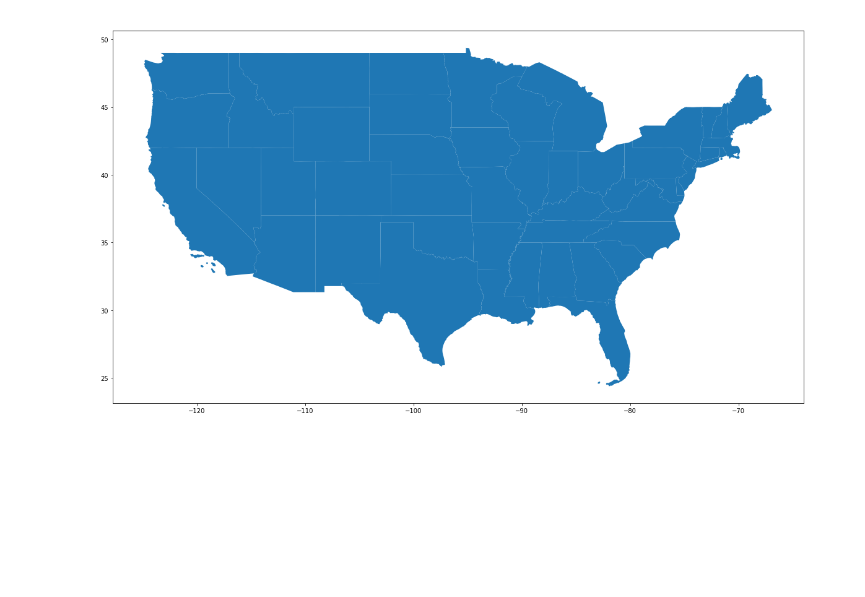
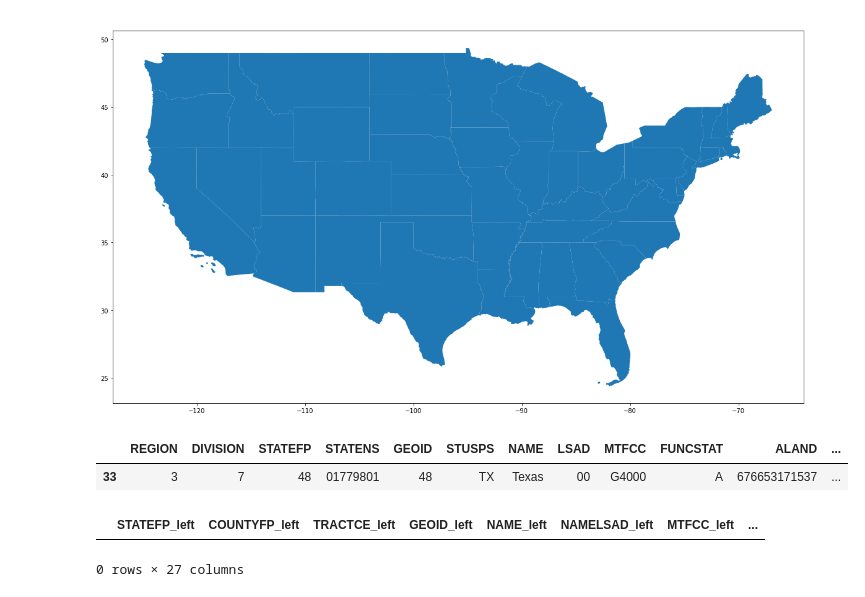
Before and after one commit to Vinnie-Palazeti/Census, a Jupyter notebook: examples/Notebooks/working_.ipynb, the cells around one changed output. Saved outputs shown, nothing was run; the diff lists cells and outputs as text; code cells hidden in the pictures; blank space fills up the shorter version.

```diff
--- a/examples/Notebooks/working_.ipynb
+++ b/examples/Notebooks/working_.ipynb
@@ -31,9 +34,47 @@ Done
 # %%
-dbf, prj, shp, shx = [filename for filename in filenames]
-state = gpd.read_file(local_path + shp)
+state = gpd.read_file('/Users/vinniepalazeti/Desktop/github/GPS/examples/Notebooks/tmp/tl_2018_us_state.shp')
 state= state[~state['STUSPS'].isin(['AK','HI','VI','MP','GU','AS','PR'])]
 ax = state.plot(figsize=(20,20))
 ax.set_title(" Tracts. Default view", color = 'white')
 # %% [output]
 Text(0.5, 1.0, ' Tracts. Default view')
 [figure]
+# %%
+from shapely.geometry import Point, Polygon, mapping, MultiPoint
+
+p = Point(-98.27,28.29)
+p_buff = p.buffer(.1)
+
+state_ = state.explode().reset_index(drop=True)
+
+point_frame = gpd.GeoDataFrame(pd.DataFrame({
+    'input' : ['point'],
+    'geometry' : p_buff
+
+
+}))
+
+point_frame.set_crs(epsg=4269, inplace=True)
+
+gpd.sjoin(state_,point_frame, how="inner", op='intersects')
+# %% [output]
+|  | REGION | DIVISION | STATEFP | STATENS | GEOID | STUSPS | NAME | LSAD | MTFCC | FUNCSTAT | ALAND | ... |
+| 33 | 3 | 7 | 48 | 01779801 | 48 | TX | Texas | 00 | G4000 | A | 676653171537 | ... |
+# %%
+# note I not only want those that intersect with my point, I also want those that are contained within whatever I return
+
+
+state_f = gpd.read_file('/Users/vinniepalazeti/Desktop/github/GPS/examples/Notebooks/tmp/tl_2018_48_tract.shp')
+state_f_explode = state_f.explode().reset_index(drop=True)
+
+temp = gpd.sjoin(state_f_explode,point_frame, how="inner", op='intersects')
+
+# temp['color'] = ['#C62828', '#C62828','#C62828', '#283593']
+# temp.plot(color=temp['color'],figsize = (20,20)) ;
+temp.drop(columns=['index_right'],inplace=True)
+# gpd.sjoin(temp,state_f_explode,how='inner',op='contains')
+
+#gpd.sjoin(temp,state_f_explode[~state_f_explode.index.isin(temp.index)],op='contains')
+# %% [output]
+|  | STATEFP_left | COUNTYFP_left | TRACTCE_left | GEOID_left | NAME_left | NAMELSAD_left | MTFCC_left | ... |
+0 rows × 27 columns
```
Also changed, not shown: parts of 12 cells of this notebook, 19 other files.
